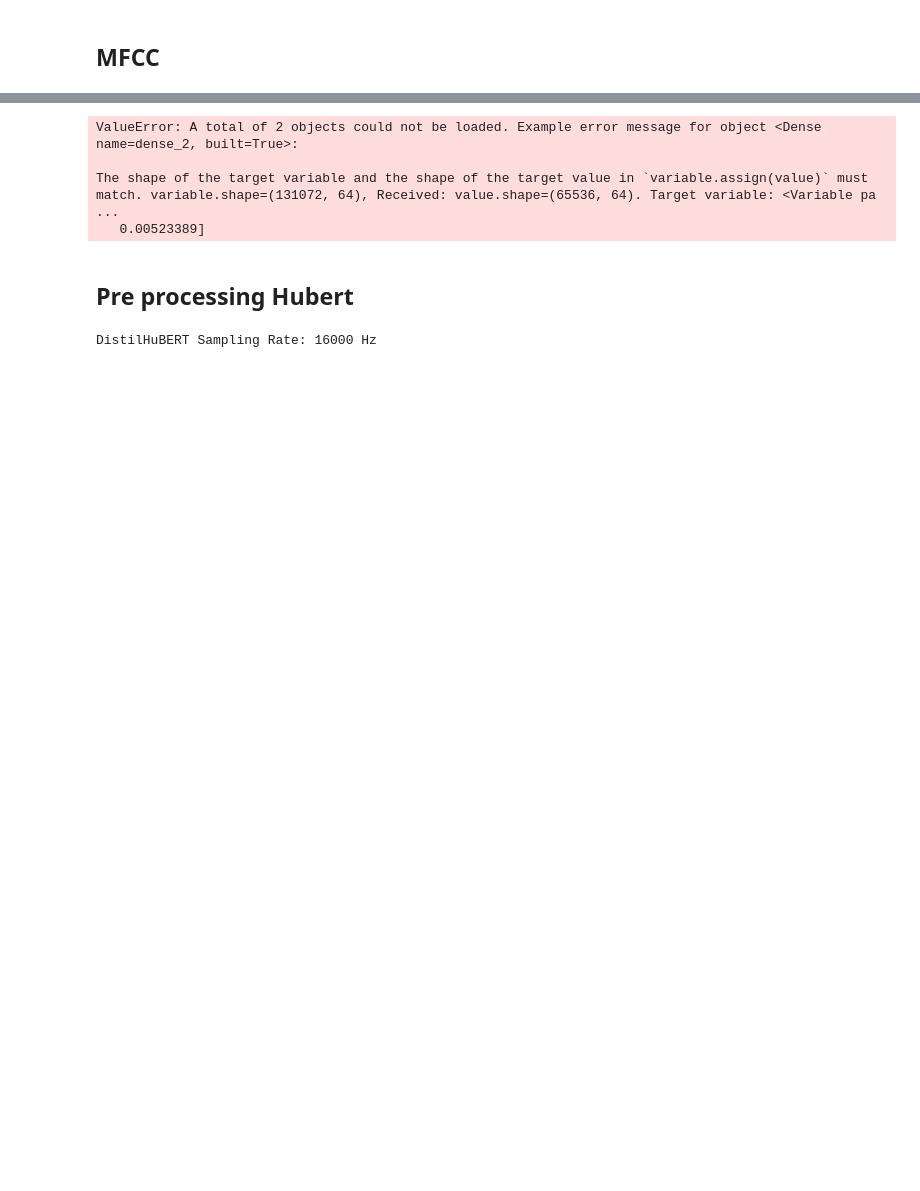
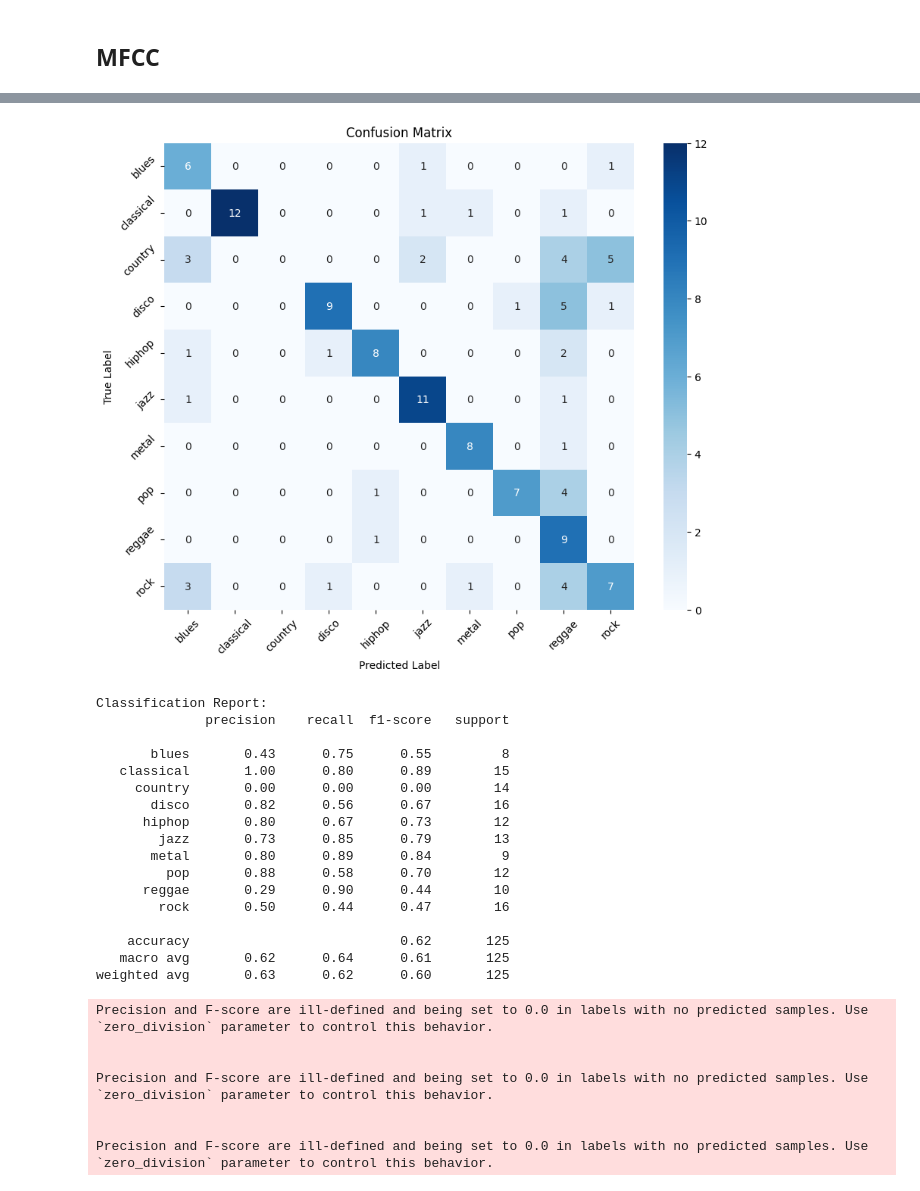
Before and after one commit to AndreaDAmicis22/DigitalSignalImageManagement, a Jupyter notebook: AudioClassification.ipynb, the cells around one changed output, grey strips where cells are left out. Saved outputs shown, nothing was run; the diff lists cells and outputs as text; code cells hidden in the pictures; blank space fills up the shorter version.

Commit message:
Added MFCC with classification

```diff
--- a/AudioClassification.ipynb
+++ b/AudioClassification.ipynb
@@ -240,0 +400,7 @@ Audio(data = array, rate = sampling_rate)
+# %%
+train_dict = {}
+
+for i, item in enumerate(df['train']):
+    train_dict[i] = item
+
+train_dict[0]
@@ -428,4 +649,4 @@ weighted avg       0.22      0.21      0.14       100
 # %%
-ground_truth_train = [df['train'][id]['genre'] for id in range(len(df['train']))]
+ground_truth_train = [train_dict[id]['genre'] for id in range(len(train_dict))]
 ground_truth_validation = [df['validation'][id]['genre'] for id in range(len(df['validation']))]
 ground_truth_test = [df['test'][id]['genre'] for id in range(len(df['test']))]
@@ -432,5 +666,5 @@ ground_truth_test = [df['test'][id]['genre'] for id in range(len(df['test']))]
 # %%
-def compute_mfcc(audio_arrays, sampling_rate, n_mfcc=32):
+def compute_mfcc(audio_arrays, sampling_rate, n_mfcc=64):
     """
     Calcola gli MFCC per ogni traccia audio.
 
@@ -443,7 +677,7 @@ def compute_mfcc(audio_arrays, sampling_rate, n_mfcc=32):
     return mfcc_results
 
 # Prepara gli array audio per il training, validazione e test
-train = [df['train'][id]['audio']['array'] for id in range(len(df['train']))]
+train = [train_dict[id]['audio']['array'] for id in range(len(train_dict))]
 validation = [df['validation'][id]['audio']['array'] for id in range(len(df['validation']))]
 test = [df['test'][id]['audio']['array'] for id in range(len(df['test']))]
 
@@ -453,7 +687,7 @@ mfcc_validation = compute_mfcc(validation, sampling_rate)
 mfcc_test = compute_mfcc(test, sampling_rate)
 
 # Puoi visualizzare la dimensione degli MFCC per confermare il risultato
-print(f"MFCC Train shape: {[mfcc.shape for mfcc in mfcc_train]}")
-print(f"MFCC Validation shape: {[mfcc.shape for mfcc in mfcc_validation]}")
-print(f"MFCC Test shape: {[mfcc.shape for mfcc in mfcc_test]}")
+print(f"MFCC Train shape: {mfcc_train[0].shape}")
+print(f"MFCC Validation shape: {mfcc_validation[0].shape}")
+print(f"MFCC Test shape: {mfcc_test[0].shape}")
 # %% [output]
@@ -525,18 +761,18 @@ y_test = to_categorical([unique_genre_ids.index(g) for g in ground_truth_test],
 
 # Definizione della rete neurale
 model = Sequential([
-    Input(shape=(32,1024,1)),
-    Convolution2D(32, (4,8), padding="same"),
+    Input(shape=(64,1024,1)),
+    Convolution2D(32, (3,5), padding="same"),
     BatchNormalization(),
     Activation("relu"),
     MaxPool2D(),
 
-    Convolution2D(64, (4,8), padding="same"),
+    Convolution2D(64, (3,5), padding="same"),
     BatchNormalization(),
     Activation("relu"),
     MaxPool2D(),
 
-    Convolution2D(128, (4,8), padding="same"),
+    Convolution2D(128, (3,5), padding="same"),
     BatchNormalization(),
     Activation("relu"),
     MaxPool2D(),
@@ -554,7 +790,7 @@ model.compile(optimizer='adam', loss='categorical_crossentropy', metrics=['accur
 
 # Callbacks
 checkpoint_callback = keras.callbacks.ModelCheckpoint(
-    filepath='weights/mfcc_mod1.weights.h5',
+    filepath='weights/mfcc_mod.weights.h5',
     monitor='val_accuracy',
     save_weights_only=True,
     save_best_only=True,
@@ -672,5 +825,5 @@ Epoch 15: val_accuracy did not improve from 0.67000
 # %%
-model.load_weights('weights/mfcc_mod1.weights.h5')
+model.load_weights('weights/mfcc_mod.weights.h5')
 y_pred = model.predict(X_test)
 y_pred_classes = np.argmax(y_pred, axis=1)  # Converti one-hot in classi
 y_test_classes = np.argmax(y_test, axis=1)  # Converti one-hot in classi
@@ -699,6 +852,25 @@ Skipping variable loading for optimizer 'adam', because it has 30 variables wher
+[figure, added]
-ValueError: A total of 2 objects could not be loaded. Example error message for object <Dense name=dense_2, built=True>:
+Classification Report:
+              precision    recall  f1-score   support
 
-The shape of the target variable and the shape of the target value in `variable.assign(value)` must match. variable.shape=(131072, 64), Received: value.shape=(65536, 64). Target variable: <Variable pa ...
-   0.00523389]
+       blues       0.43      0.75      0.55         8
+   classical       1.00      0.80      0.89        15
+     country       0.00      0.00      0.00        14
+       disco       0.82      0.56      0.67        16
+      hiphop       0.80      0.67      0.73        12
+        jazz       0.73      0.85      0.79        13
+       metal       0.80      0.89      0.84         9
+         pop       0.88      0.58      0.70        12
+      reggae       0.29      0.90      0.44        10
+        rock       0.50      0.44      0.47        16
+
+    accuracy                           0.62       125
+   macro avg       0.62      0.64      0.61       125
+weighted avg       0.63      0.62      0.60       125
+Precision and F-score are ill-defined and being set to 0.0 in labels with no predicted samples. Use `zero_division` parameter to control this behavior.
+
+
+Precision and F-score are ill-defined and being set to 0.0 in labels with no predicted samples. Use `zero_division` parameter to control this behavior.
+
+
+Precision and F-score are ill-defined and being set to 0.0 in labels with no predicted samples. Use `zero_division` parameter to control this behavior.
-# %% [markdown]
-## Pre processing Hubert
@@ -711,6 +876,0 @@ feature_extractor = AutoFeatureExtractor.from_pretrained(model, do_normalize = T
-# %%
-# Checking sampling rate
-sampling_rate = feature_extractor.sampling_rate
-print(f'DistilHuBERT Sampling Rate: {sampling_rate} Hz')
-# %% [output]
-DistilHuBERT Sampling Rate: 16000 Hz
```
Also changed, not shown: parts of 51 cells of this notebook.
